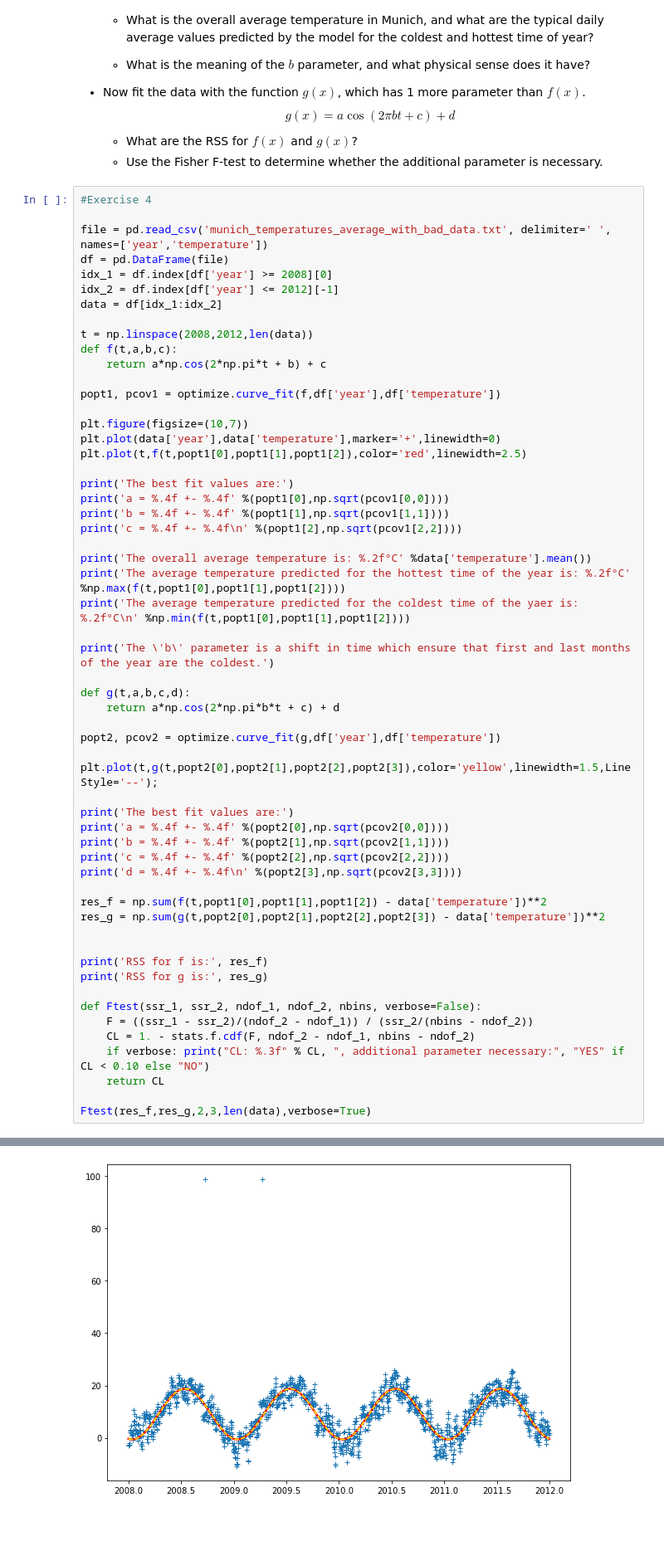
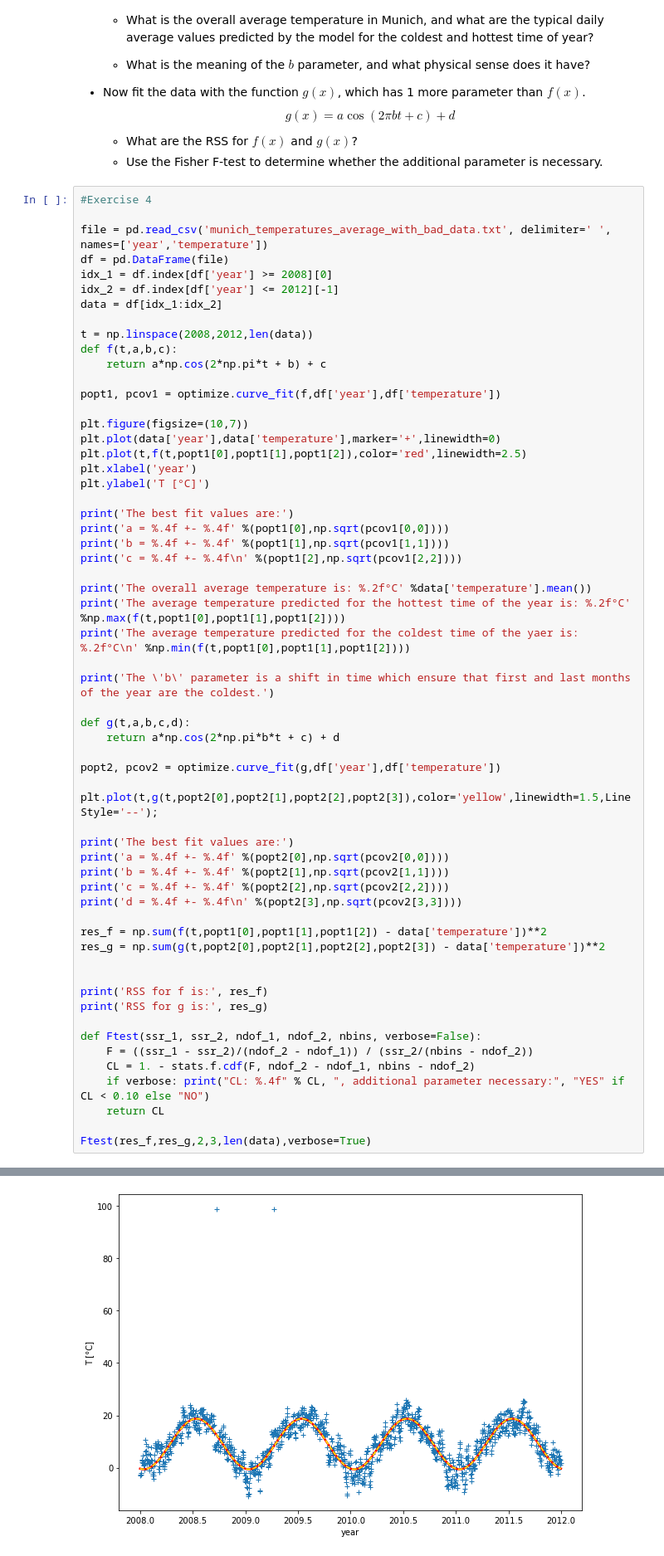
Before and after one commit to luca430/LaboratoryOfComputationalPhysics_Y4, a Jupyter notebook: 08ex_fitting.ipynb, the cells around one changed output, grey strips where cells are left out. Shown at 83% size. Saved outputs shown, nothing was run; the diff lists cells and outputs as text; blank space fills up the shorter version.

```diff
--- a/08ex_fitting.ipynb
+++ b/08ex_fitting.ipynb
@@ -230,6 +281,8 @@ popt1, pcov1 = optimize.curve_fit(f,df['year'],df['temperature'])
 plt.figure(figsize=(10,7))
 plt.plot(data['year'],data['temperature'],marker='+',linewidth=0)
 plt.plot(t,f(t,popt1[0],popt1[1],popt1[2]),color='red',linewidth=2.5)
+plt.xlabel('year')
+plt.ylabel('T [°C]')
 
 print('The best fit values are:')
 print('a = %.4f +- %.4f' %(popt1[0],np.sqrt(pcov1[0,0])))
@@ -265,7 +318,7 @@ print('RSS for g is:', res_g)
 def Ftest(ssr_1, ssr_2, ndof_1, ndof_2, nbins, verbose=False):
     F = ((ssr_1 - ssr_2)/(ndof_2 - ndof_1)) / (ssr_2/(nbins - ndof_2))
     CL = 1. - stats.f.cdf(F, ndof_2 - ndof_1, nbins - ndof_2)
-    if verbose: print("CL: %.3f" % CL, ", additional parameter necessary:", "YES" if CL < 0.10 else "NO")
+    if verbose: print("CL: %.4f" % CL, ", additional parameter necessary:", "YES" if CL < 0.10 else "NO")
     return CL
 
 Ftest(res_f,res_g,2,3,len(data),verbose=True)
@@ -292,2 +345,2 @@ CL: 0.001 , additional parameter necessary: YES
 0.0011027619512238296
-[figure, old version]
+[figure, new version]
```
Also changed, not shown: parts of 5 cells of this notebook, 1 other file.
